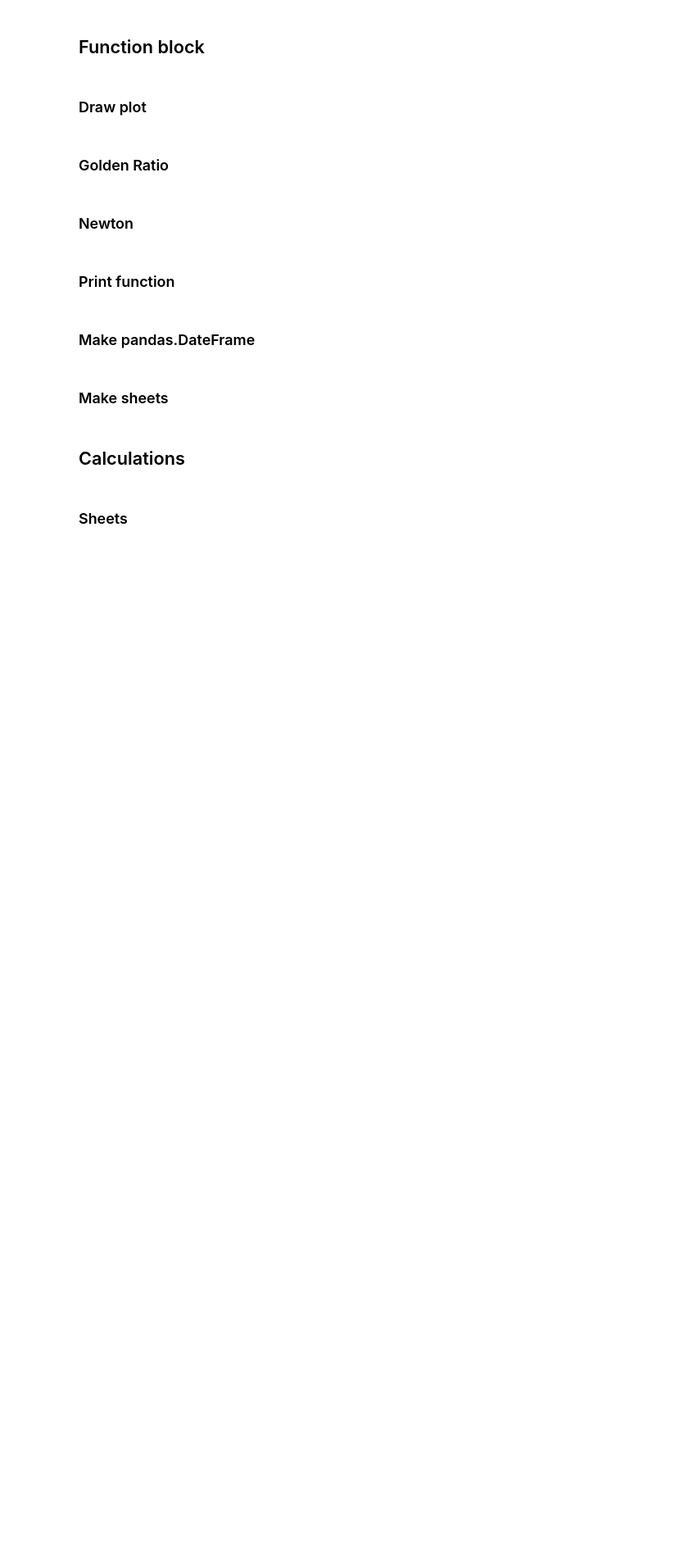
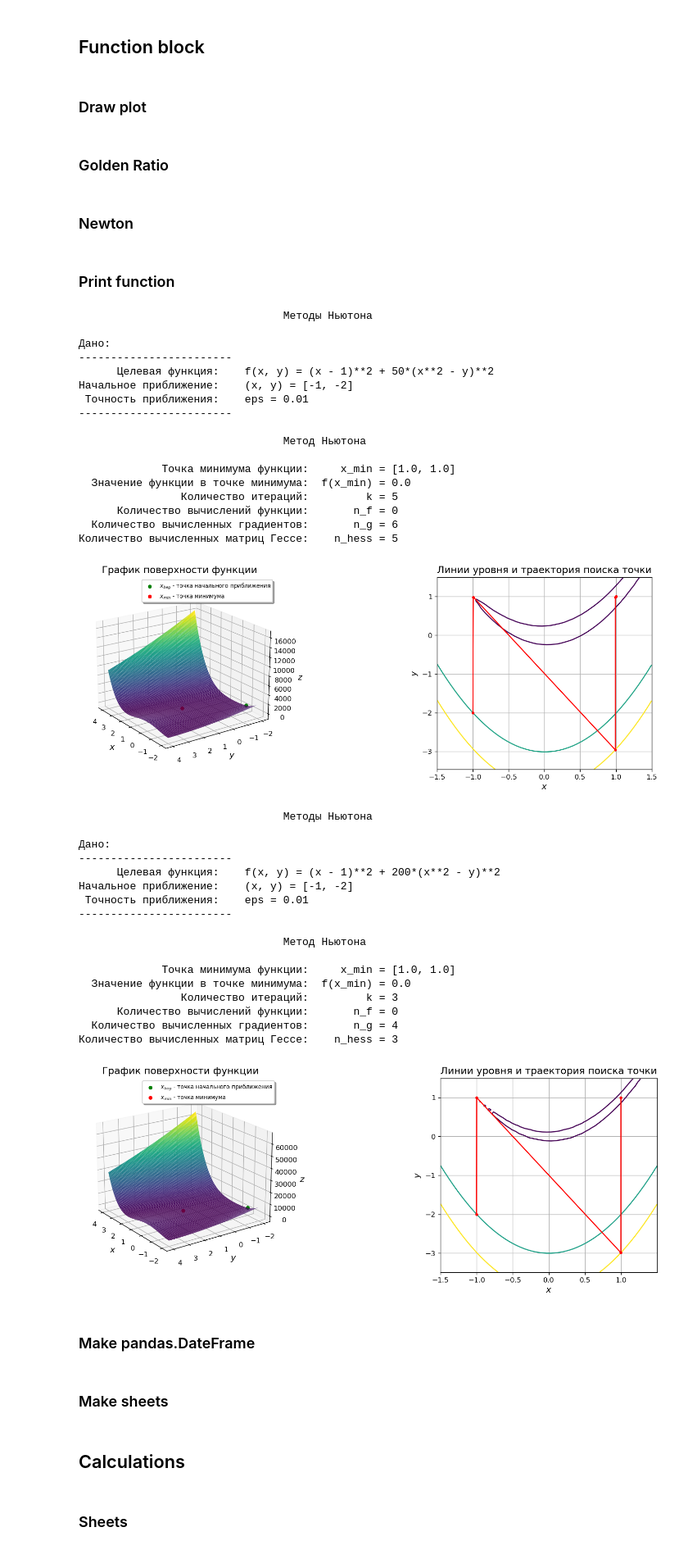
Before and after one commit to sanonesan/optimization_methods_labs, a Jupyter notebook: lab4/lab4.ipynb, the cells around one changed output. Shown at 82% size. Cells and saved outputs as stored; diff of their text form; code cells hidden in the pictures; blank space fills up the shorter version.

```diff
--- a/lab4/lab4.ipynb
+++ b/lab4/lab4.ipynb
@@ -311,17 +310,61 @@ def print_res(foo, x0 = x0, e_help = 2, flag = 0):
 
     pass
 # %%
-# import numpy as np
-# import math
+import numpy as np
+import math
 
-# alpha = 80
-# foo = lambda x, y: alpha * (x**2 - y)**2 + (x - 1)**2
-# foo = lambda x, y: 5*x**2 + 4* x * y + 2 * y**2 + 4 * math.sqrt(5) * (x +  y) -35
+alpha = 50
+foo = lambda x, y: alpha * (x**2 - y)**2 + (x - 1)**2
+#foo = lambda x, y: 5*x**2 + 4* x * y + 2 * y**2 + 4 * math.sqrt(5) * (x +  y) -35
+# h = lambdify((x_, y_), [[diff(foo(x_, y_), x_, 2), diff(foo(x_, y_), x_, y_)], [diff(foo(x_, y_), y_, x_), diff(foo(x_, y_), y_, 2)]], 'numpy')
+# H = lambda x: np.array(h(x[0],x[1]))
+
+x0 = [-1, -2]
+
+print_res(foo, x0, 2)
 
 
-# x0 = [-1, -2]
+alpha = 200
+foo = lambda x, y: alpha * (x**2 - y)**2 + (x - 1)**2
 
-# print_res(foo, x0, 2)
+print_res(foo, x0, 2)
+# %% [output]
+                                Методы Ньютона
+
+Дано:
+------------------------
+      Целевая функция:    f(x, y) = (x - 1)**2 + 50*(x**2 - y)**2
+Начальное приближение:    (x, y) = [-1, -2]
+ Точность приближения:    eps = 0.01
+------------------------
+
+                                Метод Ньютона
+
+             Точка минимума функции:     x_min = [1.0, 1.0]
+  Значение функции в точке минимума:  f(x_min) = 0.0
+                Количество итераций:         k = 5
+      Количество вычислений функции:       n_f = 0
+  Количество вычисленных градиентов:       n_g = 6
+Количество вычисленных матриц Гессе:    n_hess = 5
+[figure, added]
+                                Методы Ньютона
+
+Дано:
+------------------------
+      Целевая функция:    f(x, y) = (x - 1)**2 + 200*(x**2 - y)**2
+Начальное приближение:    (x, y) = [-1, -2]
+ Точность приближения:    eps = 0.01
+------------------------
+
+                                Метод Ньютона
+
+             Точка минимума функции:     x_min = [1.0, 1.0]
+  Значение функции в точке минимума:  f(x_min) = 0.0
+                Количество итераций:         k = 3
+      Количество вычислений функции:       n_f = 0
+  Количество вычисленных градиентов:       n_g = 4
+Количество вычисленных матриц Гессе:    n_hess = 3
+[figure, added]
 # %% [markdown]
 <H3> Make pandas.DateFrame </H3>
 # %%
```
Also changed, not shown: parts of 5 cells of this notebook, 1 other file.
